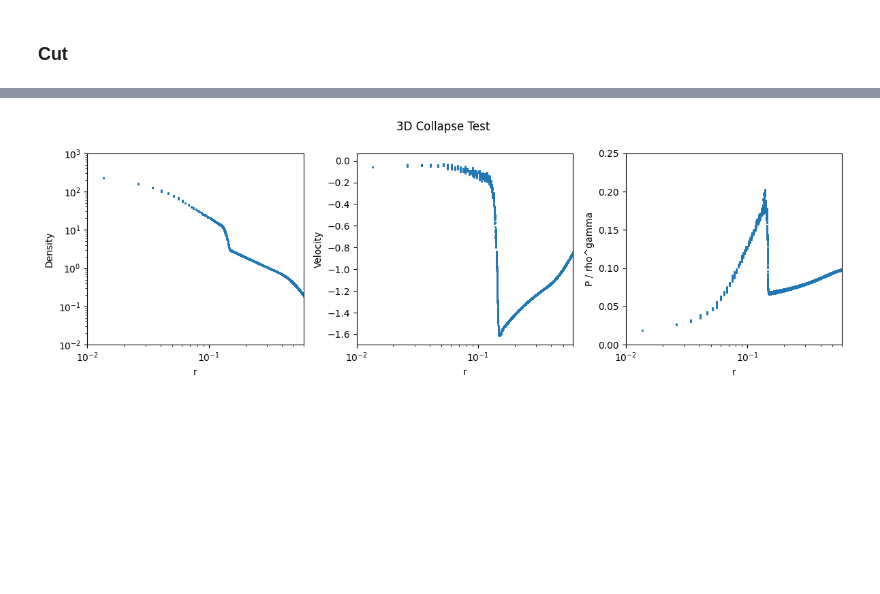
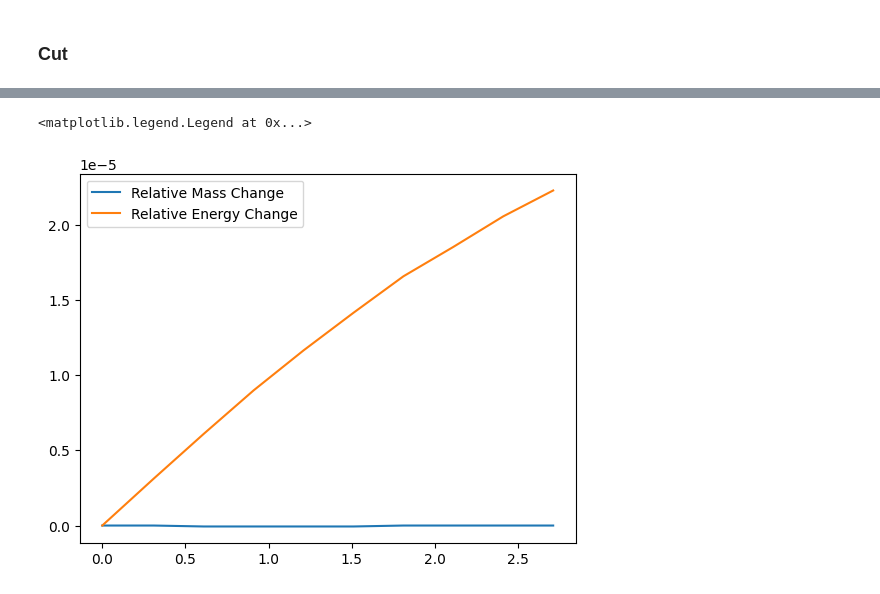
Before and after one commit to leo1200/jf1uids, a Jupyter notebook: notebooks/gravity_tests.ipynb, the cells around one changed output, grey strips where cells are left out. Cells and saved outputs as stored; diff of their text form; code cells hidden in the pictures; blank space fills up the shorter version.

```diff
--- a/notebooks/gravity_tests.ipynb
+++ b/notebooks/gravity_tests.ipynb
@@ -42,7 +42,7 @@ gamma = 5/3
 
 # spatial domain
 box_size = 4.0
-num_cells = 256
+num_cells = 128
 
 fixed_timestep = False
 dt_max = 0.01
@@ -54,7 +54,7 @@ config = SimulationConfig(
     progress_bar = True,
     first_order_fallback = False,
     mhd = False,
-    self_gravity = True,
+    self_gravity = False,
     dimensionality = 3,
     box_size = box_size,
     num_cells = num_cells,
@@ -69,7 +69,7 @@ config = SimulationConfig(
 helper_data = get_helper_data(config)
 
 params = SimulationParams(
-    t_end = 0.8,
+    t_end = 3.0,
     C_cfl = 0.4,
     dt_max = dt_max,
 )
@@ -458,39 +432,52 @@ Text(0.5, 1.0, 'Density')
 # %%
-# plot the radial density profile rho over r in a log-log plot
+# # plot the radial density profile rho over r in a log-log plot
 
-fig, (ax1, ax2, ax3) = plt.subplots(1, 3, figsize=(12, 4))
+# fig, (ax1, ax2, ax3) = plt.subplots(1, 3, figsize=(12, 4))
 
-ax1.scatter(helper_data.r.flatten(), final_state[registered_variables.density_index].flatten(), label="Final Density", s = 1)
-# x and y log scale
-ax1.set_xscale("log")
-ax1.set_yscale("log")
-ax1.set_xlim(1e-2, 6e-1)
-ax1.set_ylim(1e-2, 1e3)
-ax1.set_xlabel("r")
-ax1.set_ylabel("Density")
+# ax1.scatter(helper_data.r.flatten(), final_state[registered_variables.density_index].flatten(), label="Final Density", s = 1)
+# # x and y log scale
+# ax1.set_xscale("log")
+# ax1.set_yscale("log")
+# ax1.set_xlim(1e-2, 6e-1)
+# ax1.set_ylim(1e-2, 1e3)
+# ax1.set_xlabel("r")
+# ax1.set_ylabel("Density")
 
-# velocity profile
-v_r = -jnp.sqrt(final_state[registered_variables.velocity_index.x] ** 2 + final_state[registered_variables.velocity_index.y] ** 2 + final_state[registered_variables.velocity_index.z] ** 2)
+# # velocity profile
+# v_r = -jnp.sqrt(final_state[registered_variables.velocity_index.x] ** 2 + final_state[registered_variables.velocity_index.y] ** 2 + final_state[registered_variables.velocity_index.z] ** 2)
 
-ax2.scatter(helper_data.r.flatten(), v_r.flatten(), label="Radial Velocity", s = 1)
-# log x scale
-ax2.set_xscale("log")
-ax2.set_xlim(1e-2, 6e-1)
-ax2.set_xlabel("r")
-ax2.set_ylabel("Velocity")
+# ax2.scatter(helper_data.r.flatten(), v_r.flatten(), label="Radial Velocity", s = 1)
+# # log x scale
+# ax2.set_xscale("log")
+# ax2.set_xlim(1e-2, 6e-1)
+# ax2.set_xlabel("r")
+# ax2.set_ylabel("Velocity")
 
-# plot P / rho^gamma
+# # plot P / rho^gamma
 
-ax3.scatter(helper_data.r.flatten(), final_state[registered_variables.pressure_index].flatten() / final_state[registered_variables.density_index].flatten() ** gamma, label="P / rho^gamma", s = 1)
-ax3.set_xlim(box_size / num_cells, 6e-1)
-ax3.set_xlabel("r")
-ax3.set_ylabel("P / rho^gamma")
-ax3.set_xscale("log")
-ax3.set_ylim(0, 0.25)
-ax3.set_xlim(1e-2, 6e-1)
+# ax3.scatter(helper_data.r.flatten(), final_state[registered_variables.pressure_index].flatten() / final_state[registered_variables.density_index].flatten() ** gamma, label="P / rho^gamma", s = 1)
+# ax3.set_xlim(box_size / num_cells, 6e-1)
+# ax3.set_xlabel("r")
+# ax3.set_ylabel("P / rho^gamma")
+# ax3.set_xscale("log")
+# ax3.set_ylim(0, 0.25)
+# ax3.set_xlim(1e-2, 6e-1)
 
-fig.suptitle("3D Collapse Test")
+# fig.suptitle("3D Collapse Test")
 
-plt.tight_layout()
+# plt.tight_layout()
-# %% [output]
-[figure, removed]
+# %%
+config = config._replace(return_snapshots = True, num_snapshots = 10)
+
+snapshots = time_integration(initial_state, config, params, helper_data, registered_variables)
+# %%
+total_energy = snapshots.total_energy
+total_mass = snapshots.total_mass
+time = snapshots.time_points
+# %%
+plt.plot(time, (total_mass - total_mass[0]) / total_mass[0], label="Relative Mass Change")
+plt.plot(time, (total_energy - total_energy[0]) / total_energy[0], label="Relative Energy Change")
+plt.legend()
+# %% [output]
+<matplotlib.legend.Legend at 0x...>
+[figure, added]
```
Also changed, not shown: parts of 3 cells of this notebook, 16 other files.
